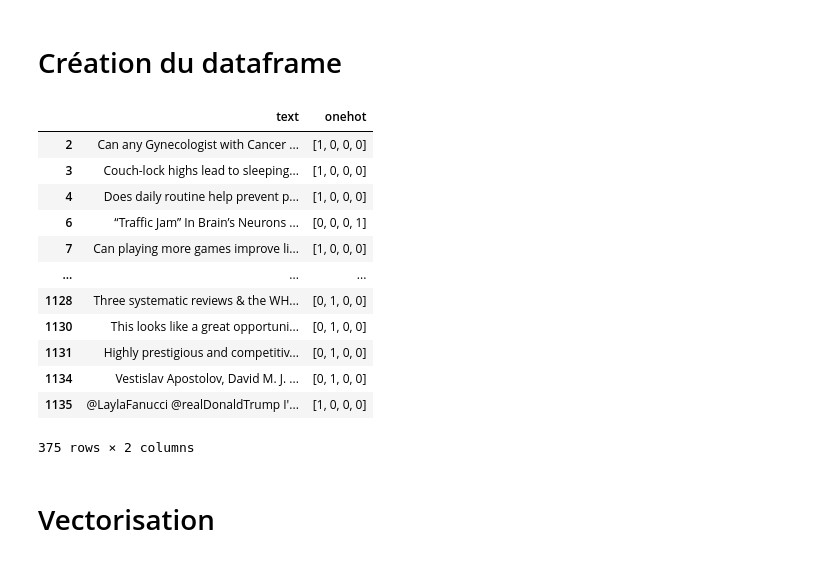
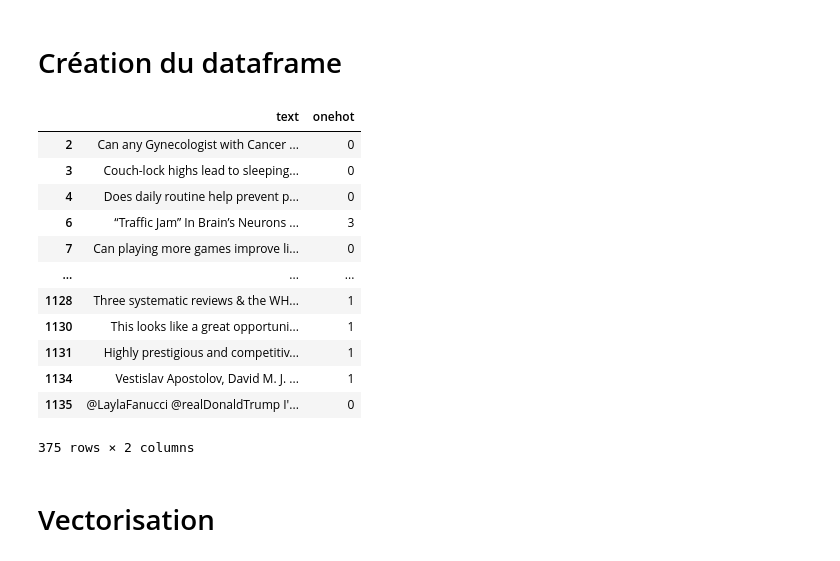
Before and after one commit to HugoGellida/HAI817I-Project, a Jupyter notebook: claimref_or_context.ipynb, the cells around one changed output. Cells and saved outputs as stored; diff of their text form; code cells hidden in the pictures.

```diff
--- a/claimref_or_context.ipynb
+++ b/claimref_or_context.ipynb
@@ -172,34 +171,32 @@ Index(['tweet_id', 'text', 'science_related', 'scientific_claim',
 # %%
 df_sci = df.query("science_related==1")
 
 new_df = pd.DataFrame()
 new_df["text"] = df_sci["text"]
 
 def encode_onehot(row):
     c2 = int(bool(row["scientific_reference"]) and bool(row["scientific_claim"]))
     c3 = int(bool(row["scientific_context"]))
     # bitmask : c1=4, c2=2, c3=1
-    idx = (c2 << 1) | c3
-    onehot = [0] * 4
-    onehot[idx] = 1
-    return onehot
+    return c2 << 1 | c3
+
 
 new_df["onehot"] = df_sci.apply(encode_onehot, axis=1)
 
 new_df
 # %% [output]
 |  | text | onehot |
-| 2 | Can any Gynecologist with Cancer ... | [1, 0, 0, 0] |
-| 3 | Couch-lock highs lead to sleeping... | [1, 0, 0, 0] |
-| 4 | Does daily routine help prevent p... | [1, 0, 0, 0] |
-| 6 | “Traffic Jam” In Brain’s Neurons ... | [0, 0, 0, 1] |
-| 7 | Can playing more games improve li... | [1, 0, 0, 0] |
+| 2 | Can any Gynecologist with Cancer ... | 0 |
+| 3 | Couch-lock highs lead to sleeping... | 0 |
+| 4 | Does daily routine help prevent p... | 0 |
+| 6 | “Traffic Jam” In Brain’s Neurons ... | 3 |
+| 7 | Can playing more games improve li... | 0 |
 | ... | ... | ... |
-| 1128 | Three systematic reviews & the WH... | [0, 1, 0, 0] |
-| 1130 | This looks like a great opportuni... | [0, 1, 0, 0] |
-| 1131 | Highly prestigious and competitiv... | [0, 1, 0, 0] |
-| 1134 | Vestislav Apostolov, David M. J. ... | [0, 1, 0, 0] |
-| 1135 | @LaylaFanucci @realDonaldTrump I'... | [1, 0, 0, 0] |
+| 1128 | Three systematic reviews & the WH... | 1 |
+| 1130 | This looks like a great opportuni... | 1 |
+| 1131 | Highly prestigious and competitiv... | 1 |
+| 1134 | Vestislav Apostolov, David M. J. ... | 1 |
+| 1135 | @LaylaFanucci @realDonaldTrump I'... | 0 |
 375 rows × 2 columns
 # %% [markdown]
 # Vectorisation
```
Also changed, not shown: parts of 5 cells of this notebook.
